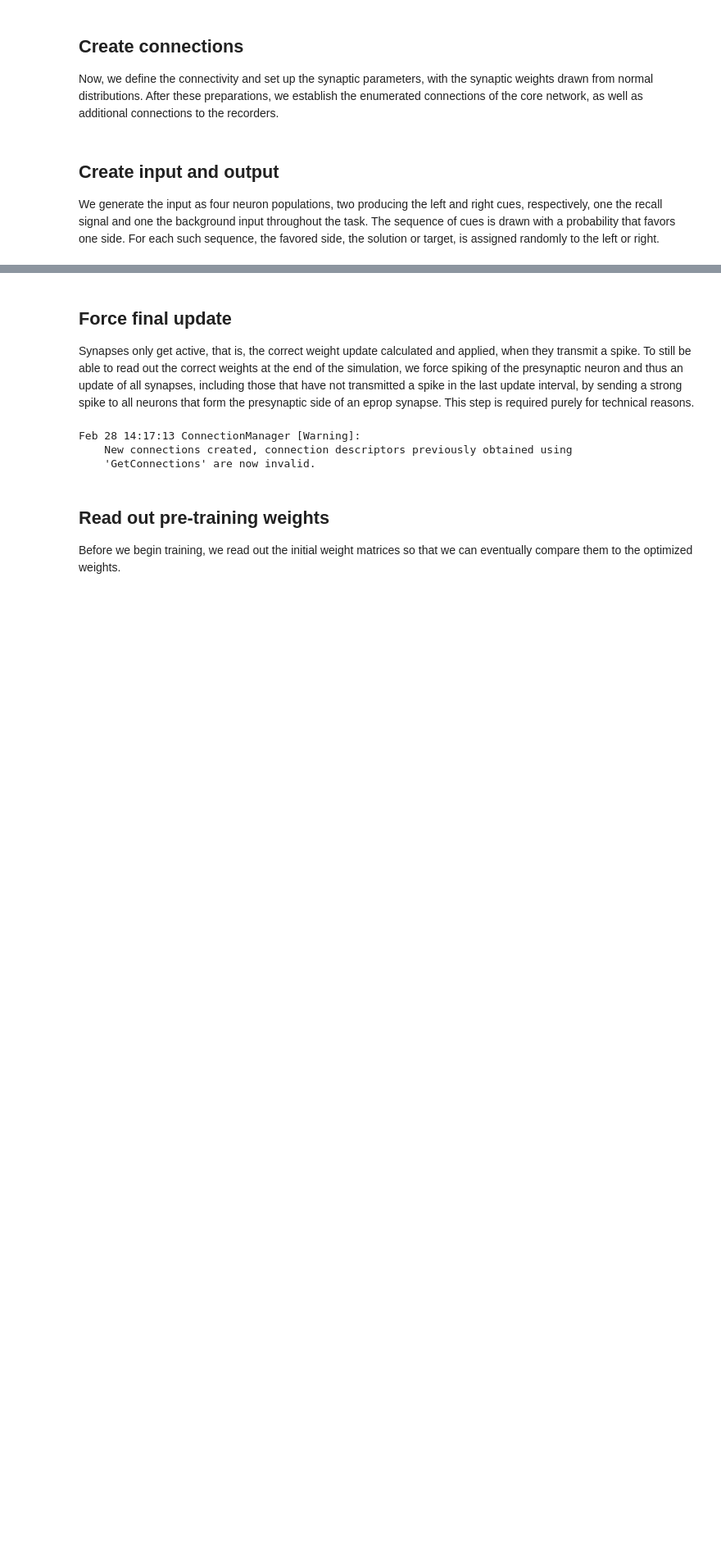
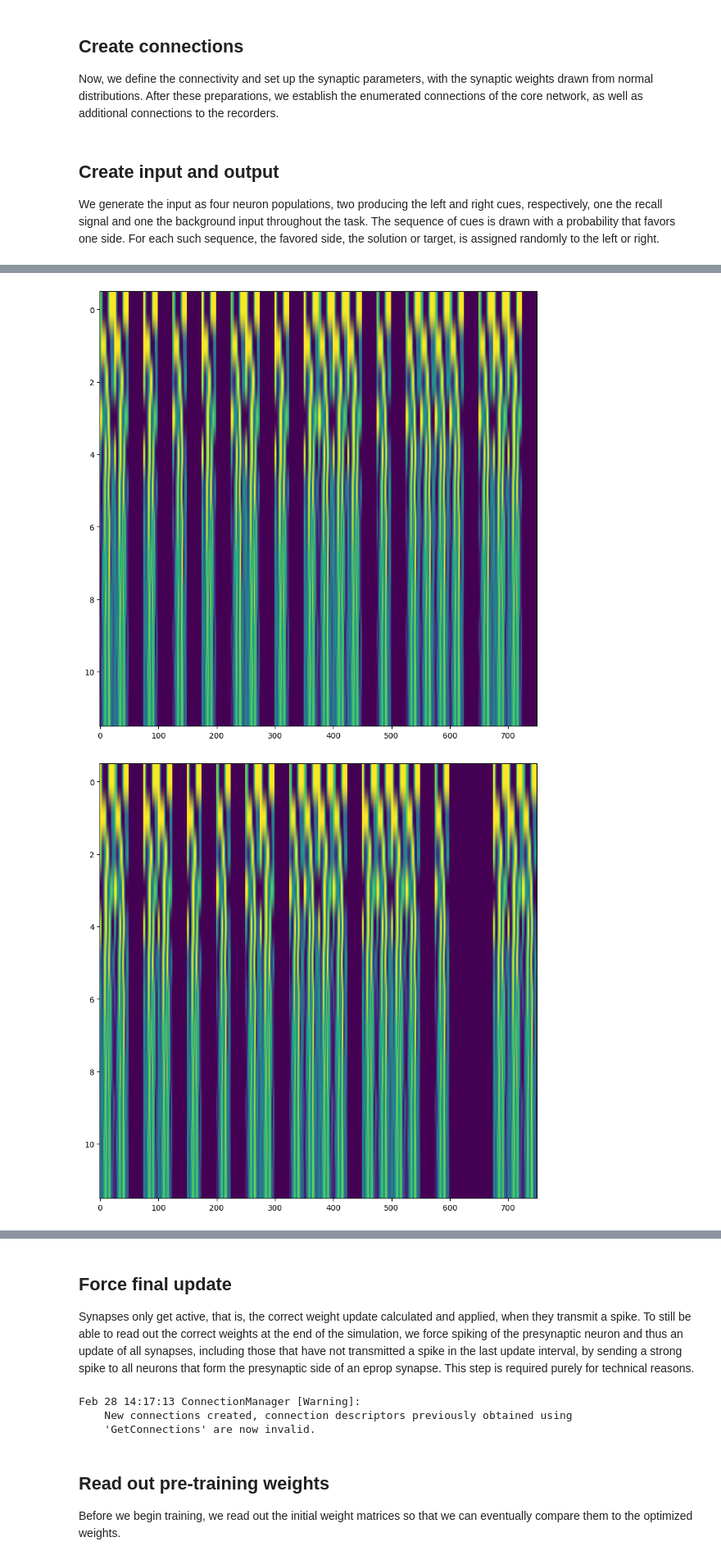
Before and after one commit to Hadlar99/e-prop_master_nmbu, a Jupyter notebook: code_binary/eprop_bi_scramble_iteration_pca.ipynb, the cells around one changed output, grey strips where cells are left out. Shown at 82% size. Cells and saved outputs as stored; diff of their text form; code cells hidden in the pictures; blank space fills up the shorter version.

```diff
--- a/code_binary/eprop_bi_scramble_iteration_pca.ipynb
+++ b/code_binary/eprop_bi_scramble_iteration_pca.ipynb
@@ -98,7 +98,7 @@ The original number of iterations requires distributed computing.
 # %%
 n_batch = 1  # batch size, 1 in reference [2]
 n_iter = 20  # number of iterations, 2000 in reference [2]
-n_repeats = 500
+n_repeats = 100
 
 steps = {
     "sequence": 750,  # time steps of one full sequence
@@ -418,11 +418,13 @@ sound_fet_1 = pd.read_csv("/home/harald_stabbetorp/Master/e-prop_master_nmbu/sou
 sound_fet_2 = pd.read_csv("/home/harald_stabbetorp/Master/e-prop_master_nmbu/sound_fet/two_encoded_features.csv")
 silence = pd.read_csv("/home/harald_stabbetorp/Master/e-prop_master_nmbu/sound_fet/zeros.csv")
 
-# Define number of repeats
-n_repeats = 5  # Each DF should be used exactly 5 times in each iteration
+pca = PCA(n_components=12)
+sound_fet_1_pca = pca.fit_transform(sound_fet_1).T
+sound_fet_2_pca = pca.fit_transform(sound_fet_2).T
+silence_pca = pca.fit_transform(silence).T
 
 # Dictionary for easy access
-df_dict = {"sound_fet_1": sound_fet_1, "sound_fet_2": sound_fet_2, "silence": silence}
+df_dict = {"sound_fet_1": sound_fet_1_pca, "sound_fet_2": sound_fet_2_pca, "silence": silence_pca}
 
 previous_max_time = 0  # Initialize time tracker
 
@@ -432,20 +434,17 @@ for _ in range(n_repeats):
     random.shuffle(df_names)
 
     # Stack data
-    stacked_dfs = pd.DataFrame(np.vstack([df_dict[name] for name in df_names]))
-    pca = PCA(n_components=12)
-    stacked_dfs_pca = pca.fit_transform(stacked_dfs).T
-    stacked_dfs_pca = stacked_dfs_pca*10
-    #scaler = MinMaxScaler(feature_range=(-500, 500))
-    #stacked_df_scale = scaler.fit_transform(stacked_dfs_pca)
+    stacked_dfs = pd.DataFrame(np.hstack([df_dict[name] for name in df_names]))
+    scaler = MinMaxScaler(feature_range=(-500, 500))
+    stacked_df_scale = scaler.fit_transform(stacked_dfs)
 
     # Time-related parameters
     sequence_starts = np.arange(0.0, duration["task"], duration["sequence"]) + duration["offset_gen"]
 
-    params_gen_spk_in = [None] * stacked_dfs_pca.shape[0]
+    params_gen_spk_in = [None] * stacked_dfs.shape[0]
 
-    for neuron_idx in range(stacked_dfs_pca.shape[0]):
-        input_value = stacked_dfs_pca[neuron_idx]
+    for neuron_idx in range(stacked_dfs.shape[0]):
+        input_value = stacked_dfs[neuron_idx]
 
         time_indices = np.arange(0.0, duration["sequence"], duration["step"])[:input_value.shape[0]]
 
@@ -458,7 +457,6 @@ for _ in range(n_repeats):
             "rate_times": input_spike_times_all.astype(np.float32),
             "rate_values": spike_values
         }
-
     # Set spike generators
     nest.SetStatus(gen_spk_in, params_gen_spk_in)
 
@@ -538 +536,3 @@ Feb 28 14:17:12 SimulationManager::run [Info]:
     Simulation finished.
+[figure, added]
+[figure, added]
```
Also changed, not shown: parts of 5 cells of this notebook.
